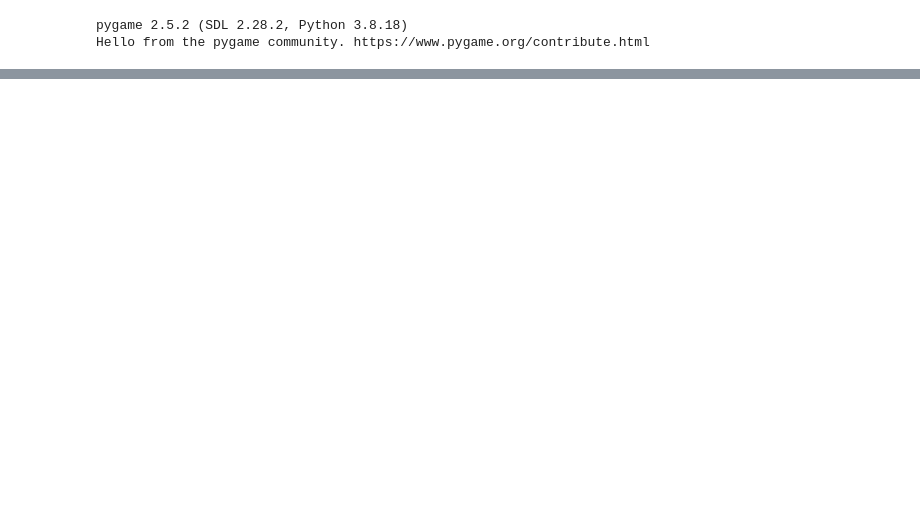
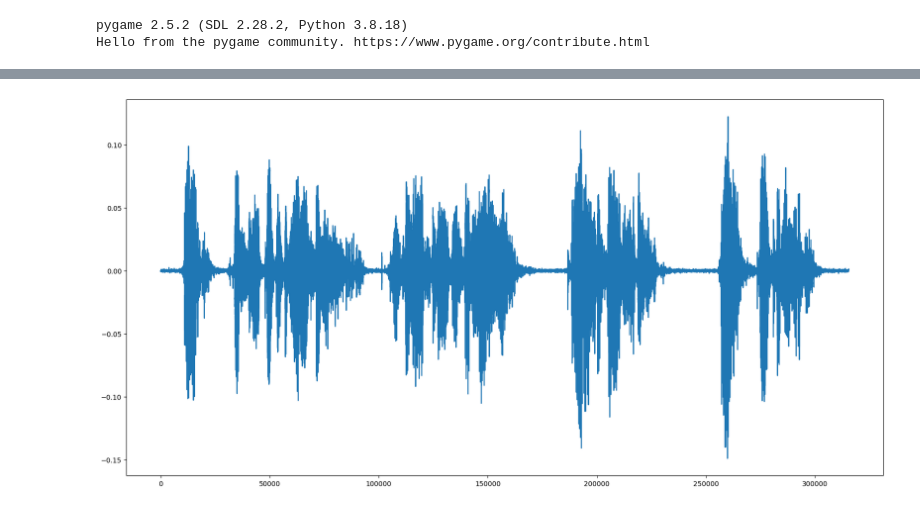
Before and after one commit to michalrzak/auditory-intention-decoding, a Jupyter notebook: notebooks/test_taggers.ipynb, the cells around one changed output, grey strips where cells are left out. Saved outputs shown, nothing was run; the diff lists cells and outputs as text; code cells hidden in the pictures; blank space fills up the shorter version.

```diff
--- a/notebooks/test_taggers.ipynb
+++ b/notebooks/test_taggers.ipynb
@@ -82,0 +108,6 @@ do_analysis(stimulus_fm)
+# %%
+plt.figure(figsize=(20, 10))
+plt.plot(audio.array[:, 0])
+plt.show()
+# %% [output]
+[figure, added]
```
Also changed, not shown: parts of 6 cells of this notebook, 5 other files.
